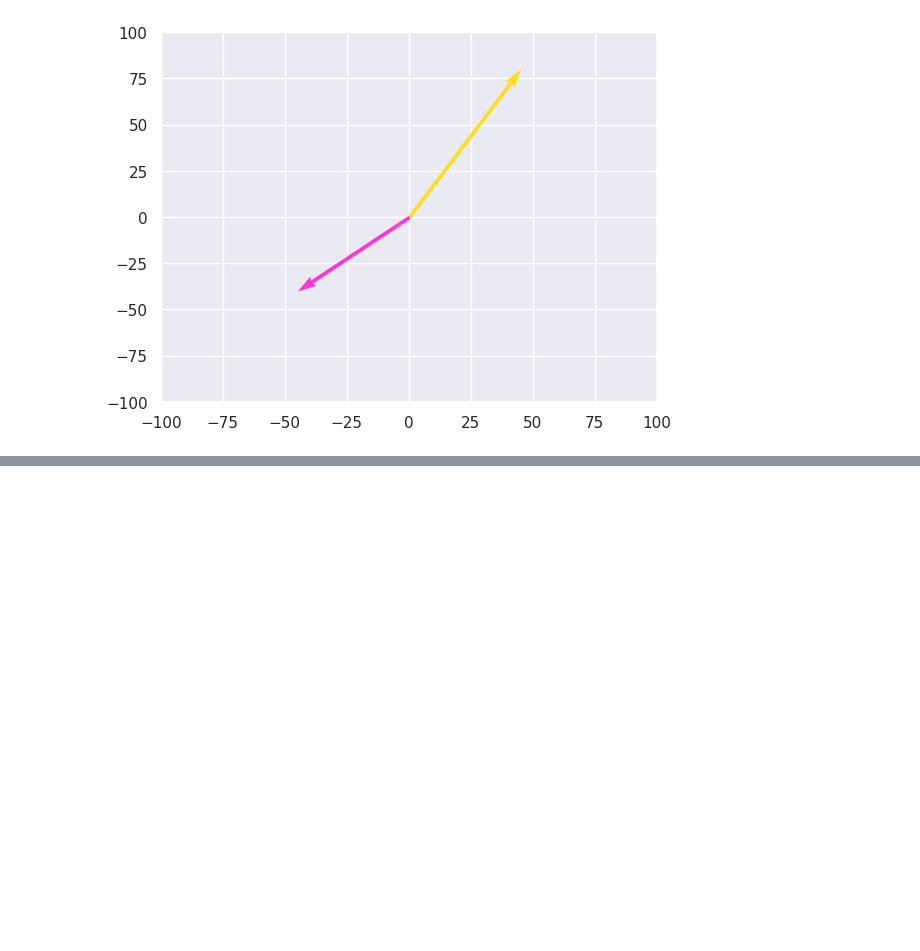
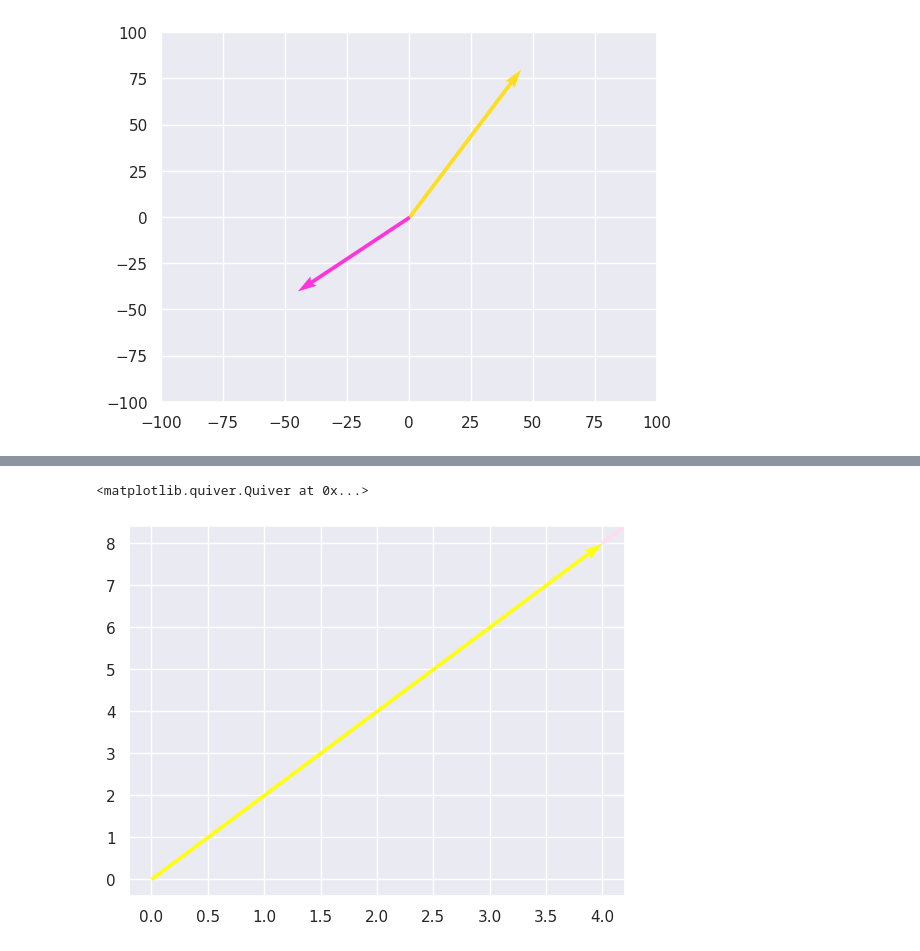
Before and after one commit to OmegaS48/MLDL_python, a Jupyter notebook: video48_vectors.ipynb, the cells around one changed output, grey strips where cells are left out. Saved outputs shown, nothing was run; the diff lists cells and outputs as text; code cells hidden in the pictures; blank space fills up the shorter version.

```diff
--- a/video48_vectors.ipynb
+++ b/video48_vectors.ipynb
@@ -37,0 +36,6 @@ TypeError: quiver() takes from 2 to 5 positional arguments but 1 were given
+# %%
+plt.quiver(0,0,4,8,scale_units='xy',angles='xy',scale=1,color='#ffff12')
+plt.quiver(4,8,5,10,scale_units='xy',angles='xy',scale=1,color='#ffddf1')
+# %% [output]
+<matplotlib.quiver.Quiver at 0x...>
+[figure, added]
```
Also changed, not shown: parts of 21 cells of this notebook.
